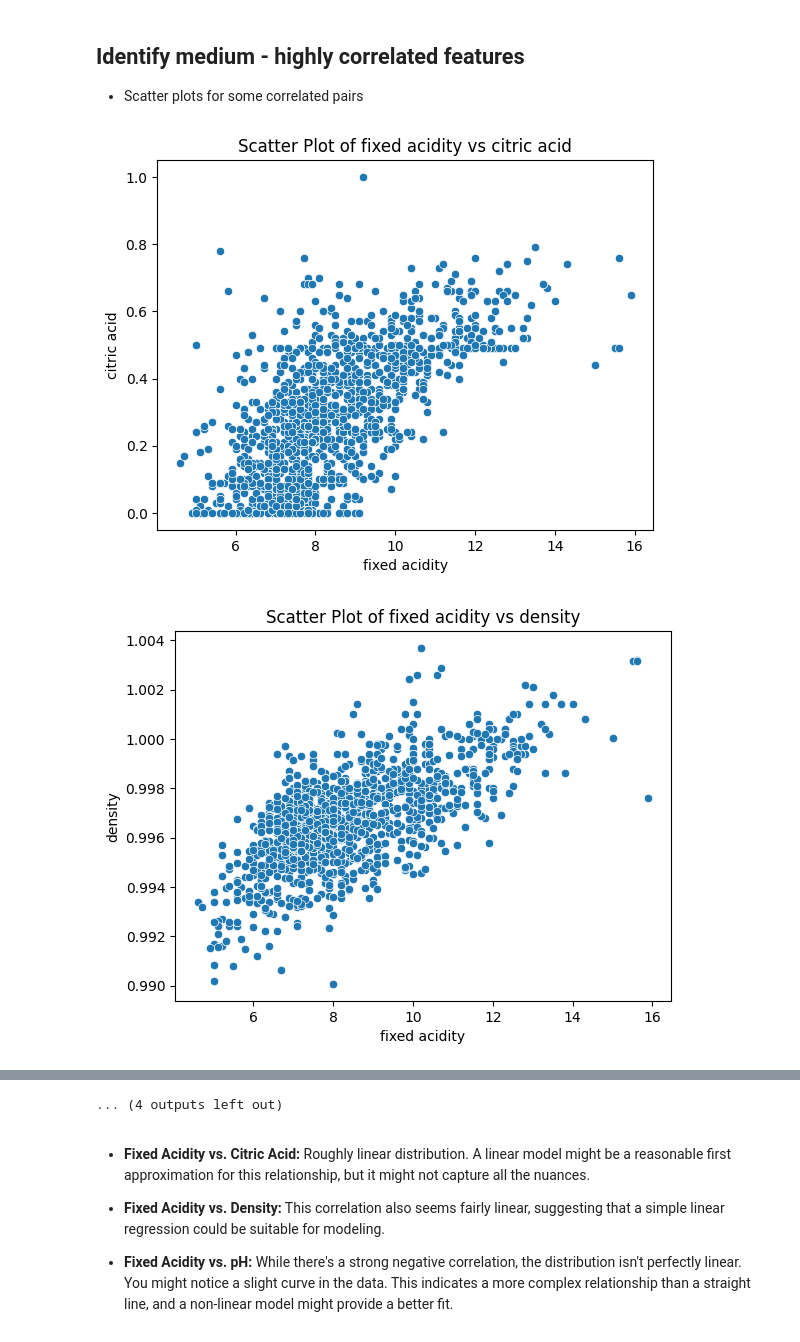
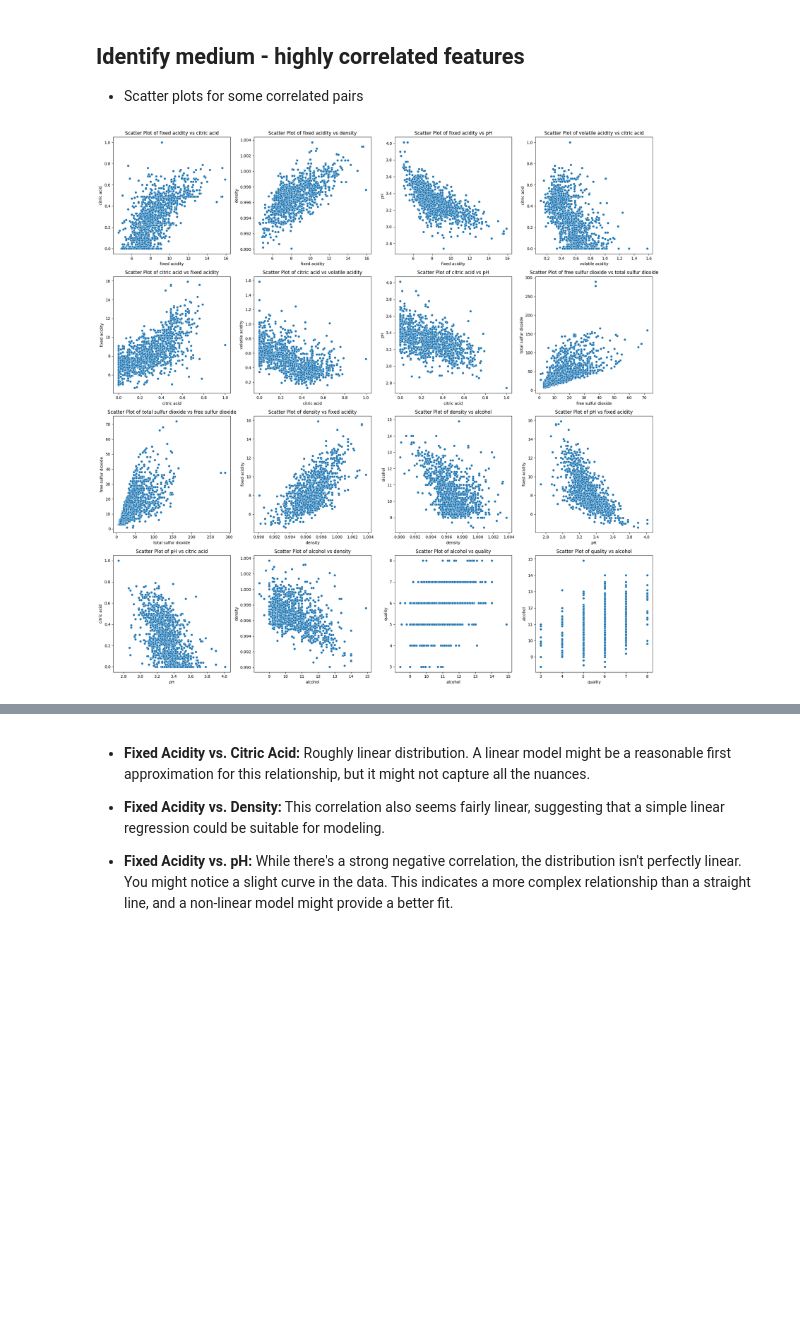
Before and after one commit to pboric/Project-6, a Jupyter notebook: RedWineQuality.ipynb, the cells around one changed output, grey strips where cells are left out. Cells and saved outputs as stored; diff of their text form; code cells hidden in the pictures; blank space fills up the shorter version.

```diff
--- a/RedWineQuality.ipynb
+++ b/RedWineQuality.ipynb
@@ -224,18 +234,32 @@ plt.show()
 ## Identify medium - highly correlated features
 * Scatter plots for some correlated pairs
 # %%
+# Assume corr_matrix and df_red are already defined
+
 threshold = 0.4
 high_corr_pairs = [
     (i, j)
     for i in corr_matrix.columns
     for j in corr_matrix.columns
     if (i != j) and abs(corr_matrix.loc[i, j]) > threshold
 ]
 
-for pair in high_corr_pairs:
-    sns.scatterplot(data=df_red, x=pair[0], y=pair[1])
-    plt.title(f"Scatter Plot of {pair[0]} vs {pair[1]}")
-    plt.show()
+num_rows = 4
+num_cols = 4
+
+fig, axes = plt.subplots(nrows=num_rows, ncols=num_cols, figsize=(20, 20))
+
+axes = axes.flatten()
+
+for i, pair in enumerate(high_corr_pairs[:16]):  # Limit to 16 plots
+    sns.scatterplot(data=df_red, x=pair[0], y=pair[1], ax=axes[i])
+    axes[i].set_title(f"Scatter Plot of {pair[0]} vs {pair[1]}")
+
+for j in range(len(high_corr_pairs), num_rows * num_cols):
+    fig.delaxes(axes[j])
+
+plt.tight_layout()
+
+plt.show()
 # %% [output]
-[figure, old version]
+[figure, new version]
-[figure, removed]
@@ -252,4 +266,3 @@ for pair in high_corr_pairs:
-... (4 outputs left out)
 # %% [markdown]
 - **Fixed Acidity vs. Citric Acid:** Roughly linear distribution.  A linear model might be a reasonable first approximation for this relationship, but it might not capture all the nuances.
 
```
Also changed, not shown: parts of 8 cells of this notebook.
